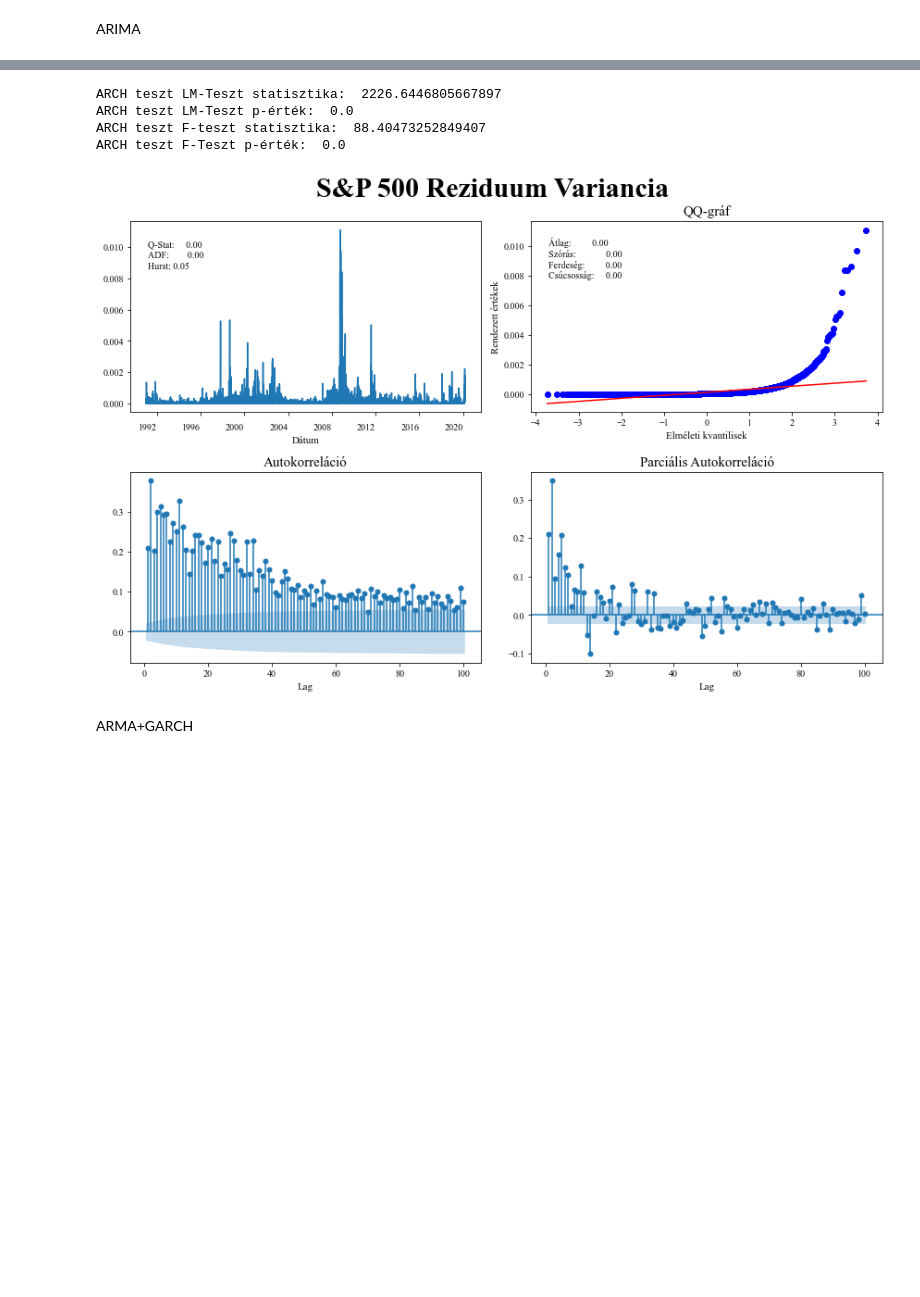
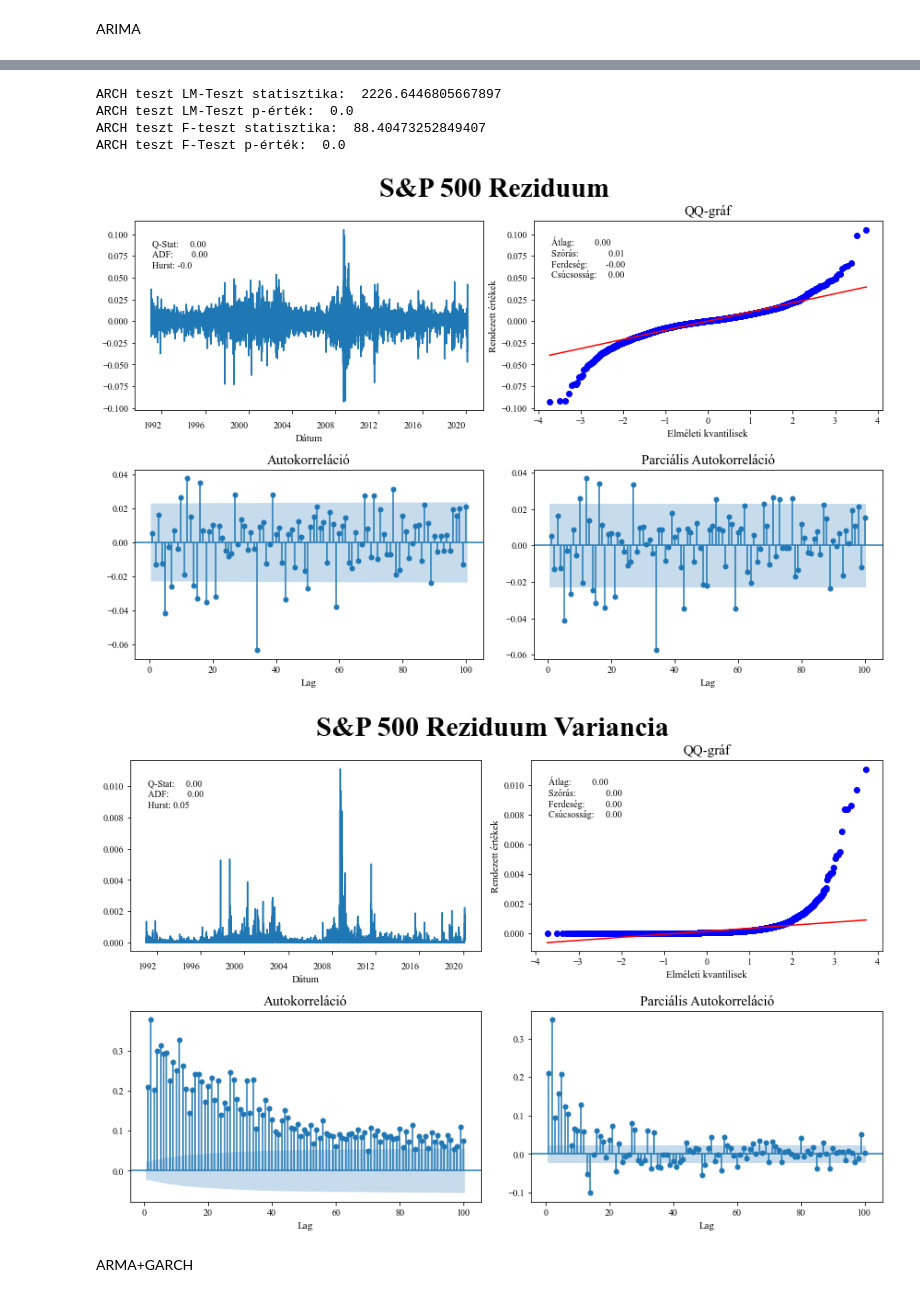
Before and after one commit to tapaiaron/szakdolgozat_msc_2022, a Jupyter notebook: snp500_code_2020.ipynb, the cells around one changed output, grey strips where cells are left out. Drawn from its saved outputs; the diff is of its cells as text; code cells hidden in the pictures; blank space fills up the shorter version.

```diff
--- a/snp500_code_2020.ipynb
+++ b/snp500_code_2020.ipynb
@@ -562,18 +814,10 @@ dtype: float64
 # %% [markdown]
 ARIMA
 # %%
-## opcio=["Log_Close", "Close"]
-## while (True):
-## 	log_or_normal=input('Írd be hogy záró (Close) vagy Log-záró (Log_Close) árfolyamot használjon (alap=Log_Close): ') or 'Log_Close'
-## 	if log_or_normal in opcio:
-## 		break
-## 	else:
-## 		continue
-################LOG-os VERZIÓ###################
-log_or_normal='Log_Close' ######################
-################################################
 
-##GYORSABB FUTATTÁS
+log_or_normal='Log_Close'
+
+##p és q rendjének meghatározása:
 # order_aic_bic=[]
 # for p in range(4):
 # 	for q in range(4):
@@ -638,7 +882,7 @@ resid_arima=resid_arima[1:]
 resid_arima_garch=100*resid_arima
 
 ##########################################Reziduum vizsgálat ARIMA#################################################
-#Ljung Box
+#Ljung-Box:
 lb_test_arima=acorr_ljungbox(resid_arima**2, lags=20)
 df_lb_test_arima = pd.DataFrame({'P-values': lb_test_arima[1]}).T
 col_num_arima = df_lb_test_arima.shape[1]
@@ -646,7 +890,6 @@ col_names_arima = ['lag_'+str(num) for num in list(range(1,col_num_arima+1,1))]
 df_lb_test_arima.columns = col_names_arima
 print("Ljung-Box Teszt: ")
 print(df_lb_test_arima)
-##Szignifikáns Lag-ok
 mask = df_lb_test_arima < 0.05
 df_lb_test_arima[mask].dropna(axis=1)
 print("Ljung-Box Teszt (sig. lagok): ")
@@ -658,14 +901,18 @@ print(f"KPSS p-érték: {kpss_resid[1]}")
 
 tsdiag(resid_arima**2)
 
-#################Reziduum négyzet################################################################################
-#Reziduum-négyzet vizsgálata ARCH hatás
-#Engle’s Test for Autoregressive Conditional Heteroscedasticity (ARCH)
+#############################################Reziduum négyzet####################################################################
+
 het_test = het_arch(abs(resid_arima))
 print (f"ARCH teszt LM-Teszt statisztika:  {het_test[0]}")
 print (f"ARCH teszt LM-Teszt p-érték:  {het_test[1]}")
 print (f"ARCH teszt F-teszt statisztika:  {het_test[2]}")
 print (f"ARCH teszt F-Teszt p-érték:  {het_test[3]}")
+
+plot_correlogram(resid_arima, lags=100, title=name_of_the_financial_instrument +' Reziduum')
+plt.show(block=False)
+plt.close()
+
 #Reziduum négyzet korrelogram
 plot_correlogram(resid_arima.sub(resid_arima.mean()).pow(2), lags=100, title=name_of_the_financial_instrument +' Reziduum Variancia')
 plt.show(block=False)
@@ -687,34 +934,35 @@ Covariance Type:                  opg
 ===================================================================================
 
 Warnings:
 [1] Covariance matrix calculated using the outer product of gradients (complex-step).
 [figure]
 Ljung-Box Teszt:
                  lag_1          lag_2  lag_3  lag_4  lag_5  lag_6  lag_7  \
 P-values  4.075296e-72  3.708644e-299    0.0    0.0    0.0    0.0    0.0
 
           lag_8  lag_9  lag_10  lag_11  lag_12  lag_13  lag_14  lag_15  \
 P-values    0.0    0.0     0.0     0.0     0.0     0.0     0.0     0.0
 
           lag_16  lag_17  lag_18  lag_19  lag_20
 P-values     0.0     0.0     0.0     0.0     0.0
 Ljung-Box Teszt (sig. lagok):
                  lag_1          lag_2  lag_3  lag_4  lag_5  lag_6  lag_7  \
 P-values  4.075296e-72  3.708644e-299    0.0    0.0    0.0    0.0    0.0
 
           lag_8  lag_9  lag_10  lag_11  lag_12  lag_13  lag_14  lag_15  \
 P-values    0.0    0.0     0.0     0.0     0.0     0.0     0.0     0.0
 
           lag_16  lag_17  lag_18  lag_19  lag_20
 P-values     0.0     0.0     0.0     0.0     0.0
 KPSS Teszt statisztika: 0.42445685127640026
 KPSS p-érték: 0.01
 [figure]
 ARCH teszt LM-Teszt statisztika:  2226.6446805667897
 ARCH teszt LM-Teszt p-érték:  0.0
 ARCH teszt F-teszt statisztika:  88.40473252849407
 ARCH teszt F-Teszt p-érték:  0.0
-[figure, old version]
+[figure, new version]
+[figure, added]
 # %% [markdown]
 ARMA+GARCH
 # %%
```
Also changed, not shown: parts of 45 cells of this notebook.
